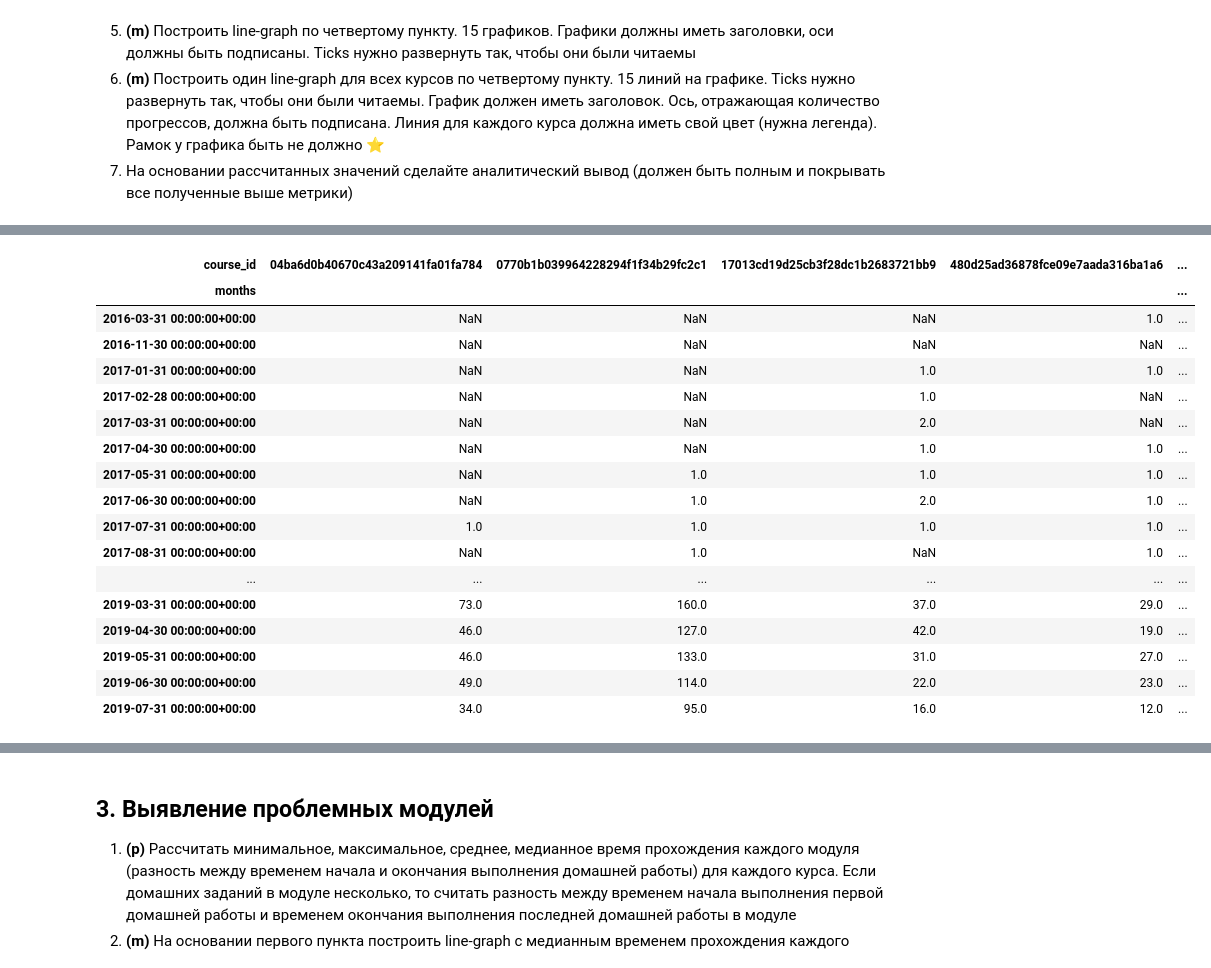
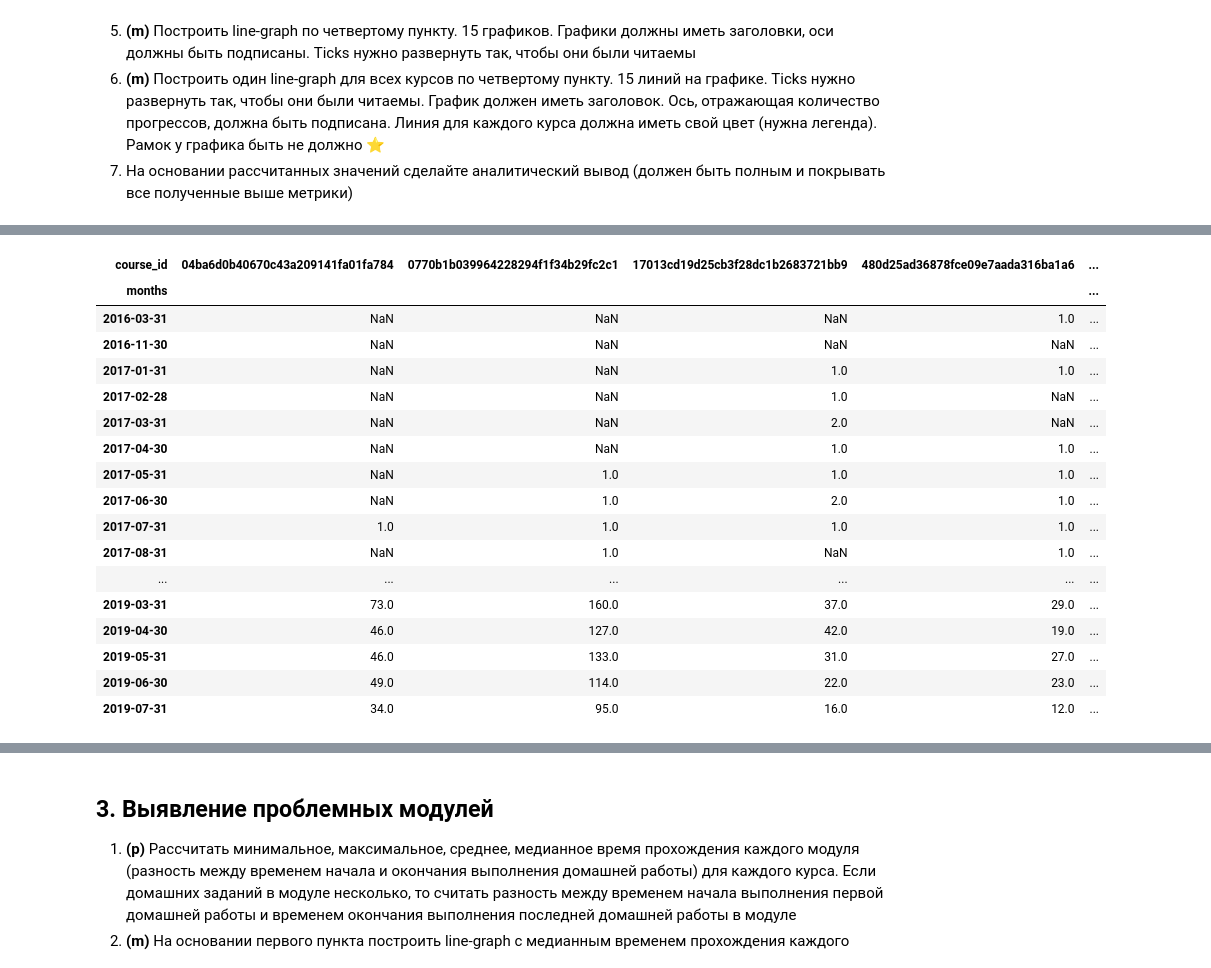
Before and after one commit to Andruxa2102/Study, a Jupyter notebook: Coursework_analytics_1.ipynb, the cells around one changed output, grey strips where cells are left out. Saved outputs shown, nothing was run; the diff lists cells and outputs as text; code cells hidden in the pictures.

```diff
--- a/Coursework_analytics_1.ipynb
+++ b/Coursework_analytics_1.ipynb
@@ -387,3 +389,9 @@ temp_df[(temp_df.age > 0) & (temp_df.age < 8)].shape
+# %%
+### YOUR CODE HERE ###
+
+# Рассчитать прирост студентов на каждом курсе в каждом месяце за всю историю (каждый месяц в диапазоне от марта 2016 до июля 2019 включительно).
+
+main['months'] = pd.to_datetime(main['start_date'], errors='coerce')
 # %%
 # Рассчитать прирост студентов на каждом курсе в каждом месяце за всю историю (каждый месяц в диапазоне от марта 2016 до июля 2019 включительно).
 
@@ -409 +400,3 @@ Name: months, Length: 350677, dtype: datetime64[ns, UTC]
+# %%
+main['months'] = pd.to_datetime(pd.to_datetime(main['start_date'], errors='coerce').dt.date, errors='coerce')
 # %%
@@ -425,27 +418,27 @@ Name: start_date, Length: 350677, dtype: object
 # Диапазон дат начала выполнения работ студентами входит в диапазон от марта 2016 до июля 2019 включительно -
 # ограничивать столбец start_date нет необходимости.
 # %%
-temp_df = progresses_courses_merged_df.groupby([pd.Grouper(key='months', freq='m'), 'course_id', 'student_id']).count()
+temp_df = main.groupby([pd.Grouper(key='months', freq='m'), 'course_id', 'student_id']).count()
 temp_df.groupby(['months', 'course_id'])['Unnamed: 0'].count().unstack()
 # %% [output]
 | course_id | 04ba6d0b40670c43a209141fa01fa784 | 0770b1b039964228294f1f34b29fc2c1 | 17013cd19d25cb3f28dc1b2683721bb9 | 480d25ad36878fce09e7aada316ba1a6 | ... |
 | months |  |  |  |  | ... |
-| 2016-03-31 00:00:00+00:00 | NaN | NaN | NaN | 1.0 | ... |
-| 2016-11-30 00:00:00+00:00 | NaN | NaN | NaN | NaN | ... |
-| 2017-01-31 00:00:00+00:00 | NaN | NaN | 1.0 | 1.0 | ... |
-| 2017-02-28 00:00:00+00:00 | NaN | NaN | 1.0 | NaN | ... |
-| 2017-03-31 00:00:00+00:00 | NaN | NaN | 2.0 | NaN | ... |
-| 2017-04-30 00:00:00+00:00 | NaN | NaN | 1.0 | 1.0 | ... |
-| 2017-05-31 00:00:00+00:00 | NaN | 1.0 | 1.0 | 1.0 | ... |
-| 2017-06-30 00:00:00+00:00 | NaN | 1.0 | 2.0 | 1.0 | ... |
-| 2017-07-31 00:00:00+00:00 | 1.0 | 1.0 | 1.0 | 1.0 | ... |
-| 2017-08-31 00:00:00+00:00 | NaN | 1.0 | NaN | 1.0 | ... |
+| 2016-03-31 | NaN | NaN | NaN | 1.0 | ... |
+| 2016-11-30 | NaN | NaN | NaN | NaN | ... |
+| 2017-01-31 | NaN | NaN | 1.0 | 1.0 | ... |
+| 2017-02-28 | NaN | NaN | 1.0 | NaN | ... |
+| 2017-03-31 | NaN | NaN | 2.0 | NaN | ... |
+| 2017-04-30 | NaN | NaN | 1.0 | 1.0 | ... |
+| 2017-05-31 | NaN | 1.0 | 1.0 | 1.0 | ... |
+| 2017-06-30 | NaN | 1.0 | 2.0 | 1.0 | ... |
+| 2017-07-31 | 1.0 | 1.0 | 1.0 | 1.0 | ... |
+| 2017-08-31 | NaN | 1.0 | NaN | 1.0 | ... |
 | ... | ... | ... | ... | ... | ... |
-| 2019-03-31 00:00:00+00:00 | 73.0 | 160.0 | 37.0 | 29.0 | ... |
-| 2019-04-30 00:00:00+00:00 | 46.0 | 127.0 | 42.0 | 19.0 | ... |
-| 2019-05-31 00:00:00+00:00 | 46.0 | 133.0 | 31.0 | 27.0 | ... |
-| 2019-06-30 00:00:00+00:00 | 49.0 | 114.0 | 22.0 | 23.0 | ... |
-| 2019-07-31 00:00:00+00:00 | 34.0 | 95.0 | 16.0 | 12.0 | ... |
+| 2019-03-31 | 73.0 | 160.0 | 37.0 | 29.0 | ... |
+| 2019-04-30 | 46.0 | 127.0 | 42.0 | 19.0 | ... |
+| 2019-05-31 | 46.0 | 133.0 | 31.0 | 27.0 | ... |
+| 2019-06-30 | 49.0 | 114.0 | 22.0 | 23.0 | ... |
+| 2019-07-31 | 34.0 | 95.0 | 16.0 | 12.0 | ... |
 # %%
 # На основании первого пункта построить line-graph с приростом студентов в каждом месяце для каждого курса.
 # 15 графиков. Графики должны иметь заголовки, оси должны быть подписаны. Ticks нужно развернуть так,
```
Also changed, not shown: parts of 49 cells of this notebook.
